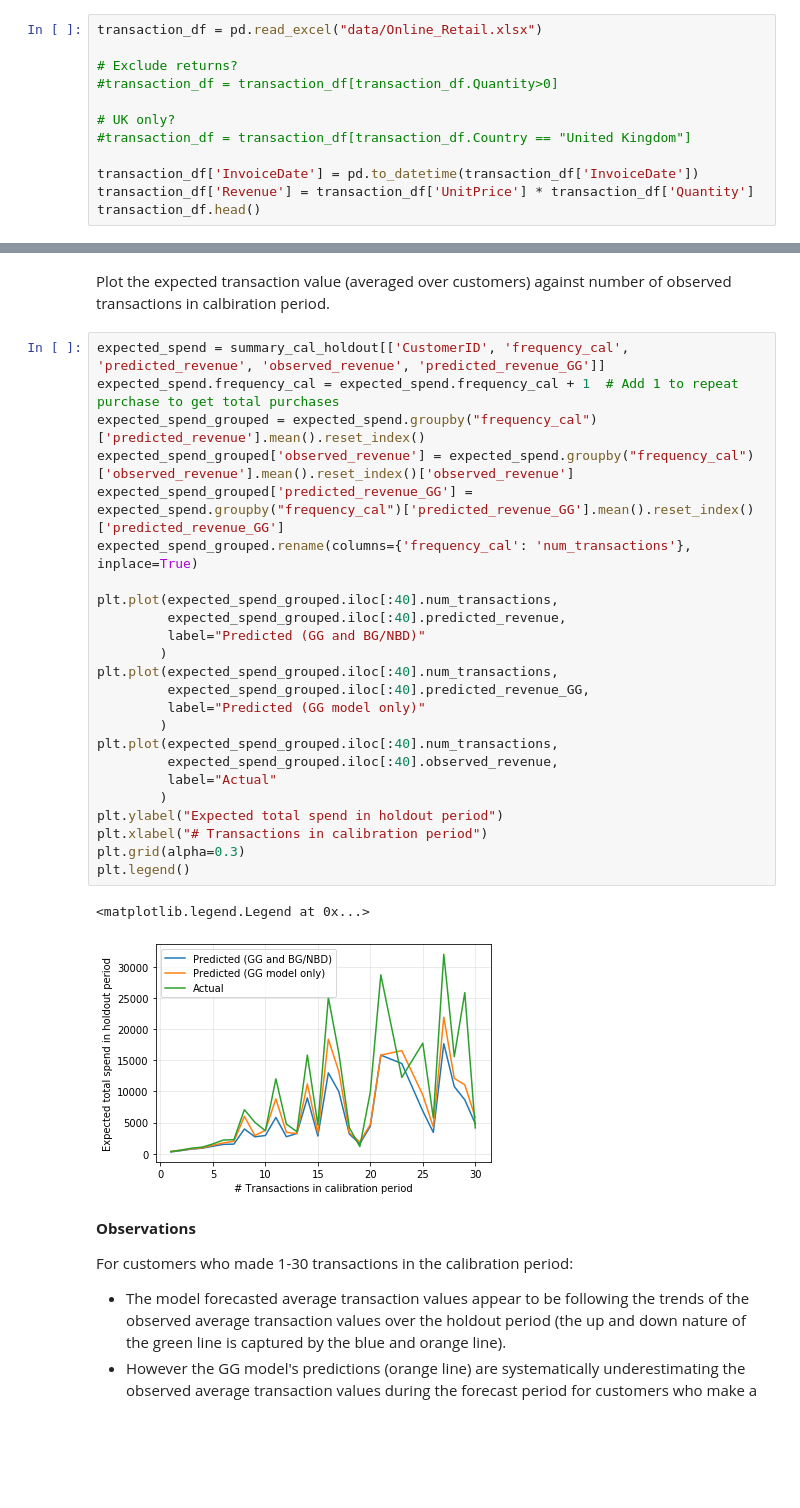
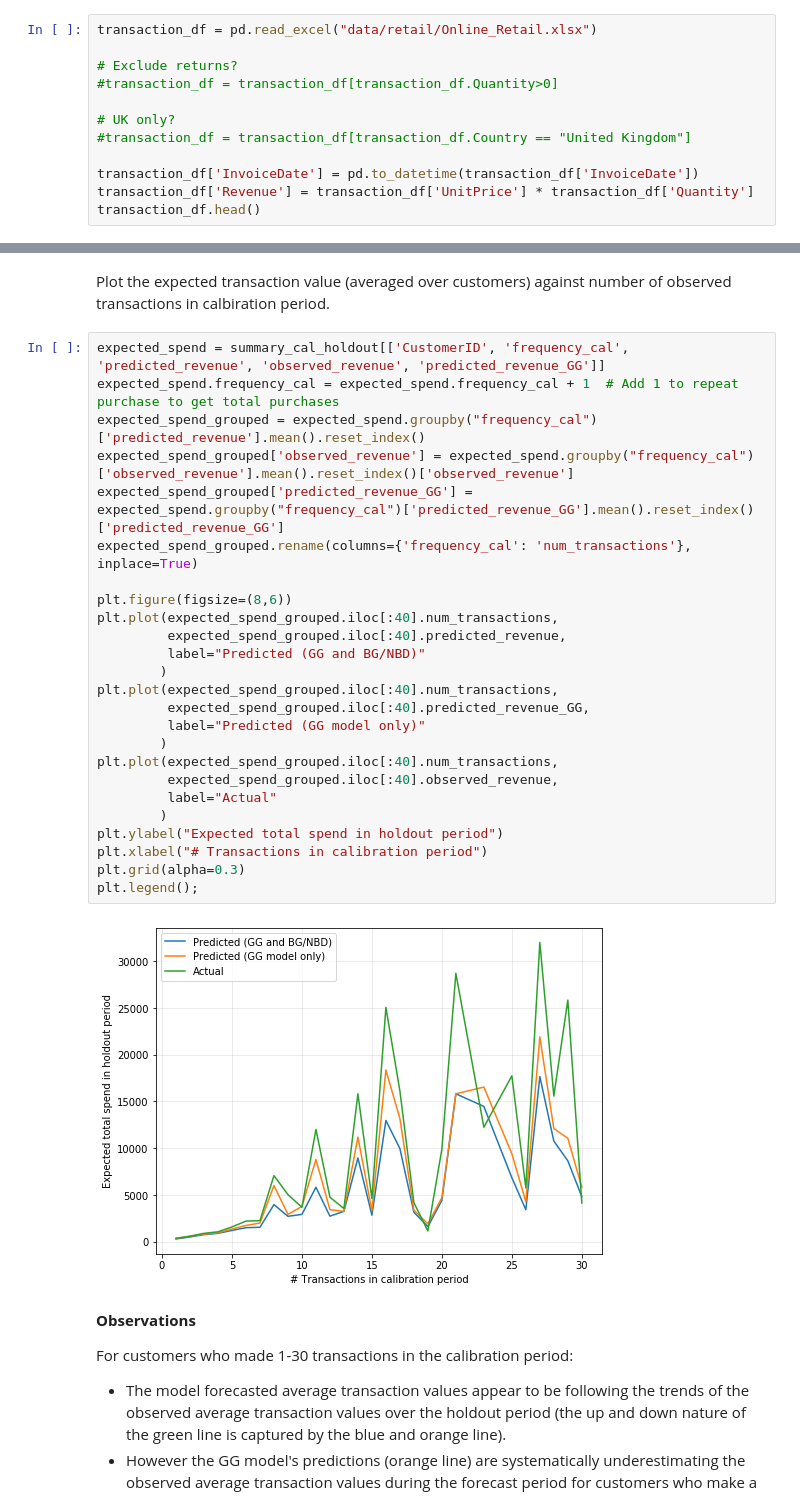
Before and after one commit to W-Tran/Online-Retail, a Jupyter notebook: online_retail.ipynb, the cells around one changed output, grey strips where cells are left out. Cells and saved outputs as stored; diff of their text form; blank space fills up the shorter version.

```diff
--- a/online_retail.ipynb
+++ b/online_retail.ipynb
@@ -39,7 +28,7 @@ from lifetimes.utils import summary_data_from_transaction_data, calibration_and_
 # %% [markdown]
 **Import data**
 # %%
-transaction_df = pd.read_excel("data/Online_Retail.xlsx")
+transaction_df = pd.read_excel("data/retail/Online_Retail.xlsx")
 
 # Exclude returns?
 #transaction_df = transaction_df[transaction_df.Quantity>0]
@@ -883,30 +872,30 @@ Plot the expected transaction value (averaged over customers) against number of
 # %%
 expected_spend = summary_cal_holdout[['CustomerID', 'frequency_cal', 'predicted_revenue', 'observed_revenue', 'predicted_revenue_GG']]
 expected_spend.frequency_cal = expected_spend.frequency_cal + 1  # Add 1 to repeat purchase to get total purchases
 expected_spend_grouped = expected_spend.groupby("frequency_cal")['predicted_revenue'].mean().reset_index()
 expected_spend_grouped['observed_revenue'] = expected_spend.groupby("frequency_cal")['observed_revenue'].mean().reset_index()['observed_revenue']
 expected_spend_grouped['predicted_revenue_GG'] = expected_spend.groupby("frequency_cal")['predicted_revenue_GG'].mean().reset_index()['predicted_revenue_GG']
 expected_spend_grouped.rename(columns={'frequency_cal': 'num_transactions'}, inplace=True)
 
+plt.figure(figsize=(8,6))
 plt.plot(expected_spend_grouped.iloc[:40].num_transactions,
          expected_spend_grouped.iloc[:40].predicted_revenue,
          label="Predicted (GG and BG/NBD)"
         )
 plt.plot(expected_spend_grouped.iloc[:40].num_transactions,
          expected_spend_grouped.iloc[:40].predicted_revenue_GG,
          label="Predicted (GG model only)"
         )
 plt.plot(expected_spend_grouped.iloc[:40].num_transactions,
          expected_spend_grouped.iloc[:40].observed_revenue,
          label="Actual"
         )
 plt.ylabel("Expected total spend in holdout period")
 plt.xlabel("# Transactions in calibration period")
 plt.grid(alpha=0.3)
-plt.legend()
+plt.legend();
 # %% [output]
-<matplotlib.legend.Legend at 0x...>
-[figure, old version]
+[figure, new version]
 # %% [markdown]
 **Observations**
 
```
Also changed, not shown: parts of 9 cells of this notebook, 1 other file.
